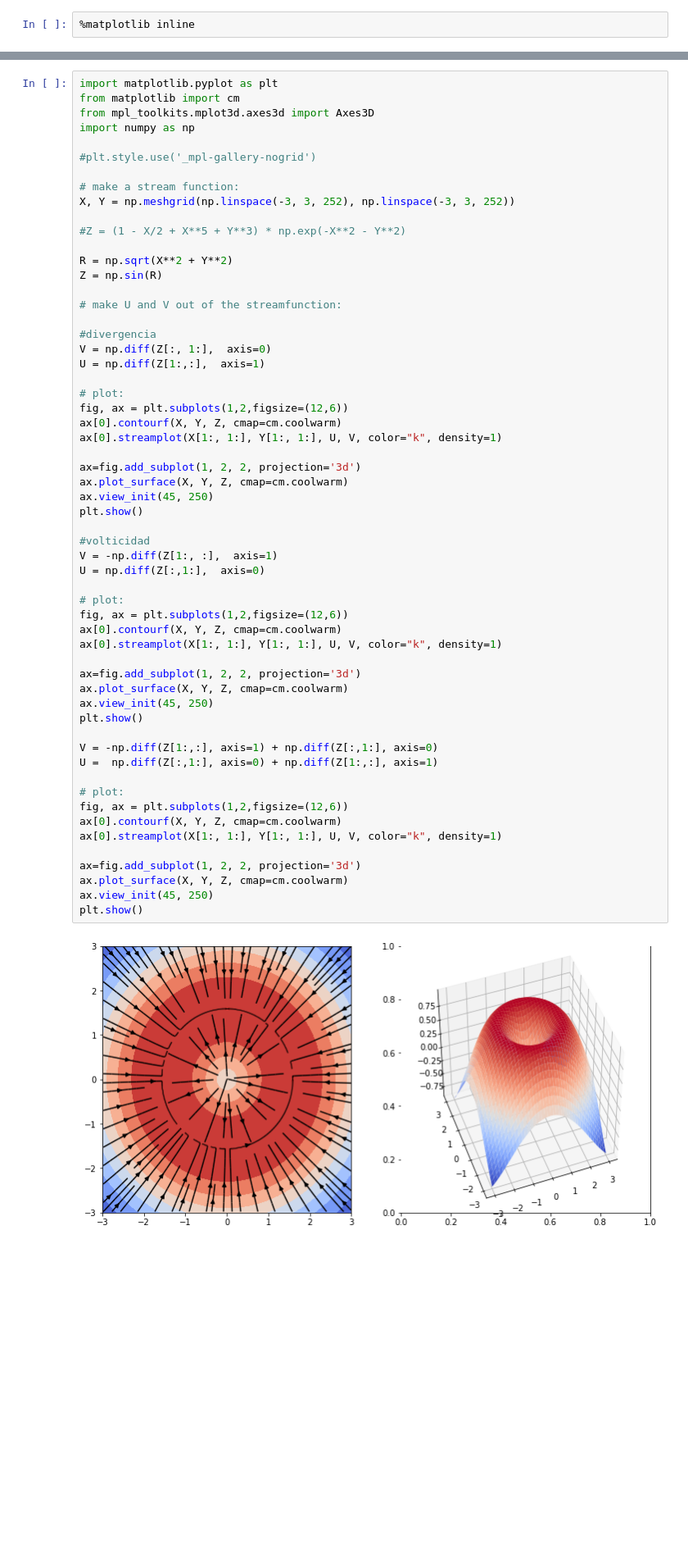
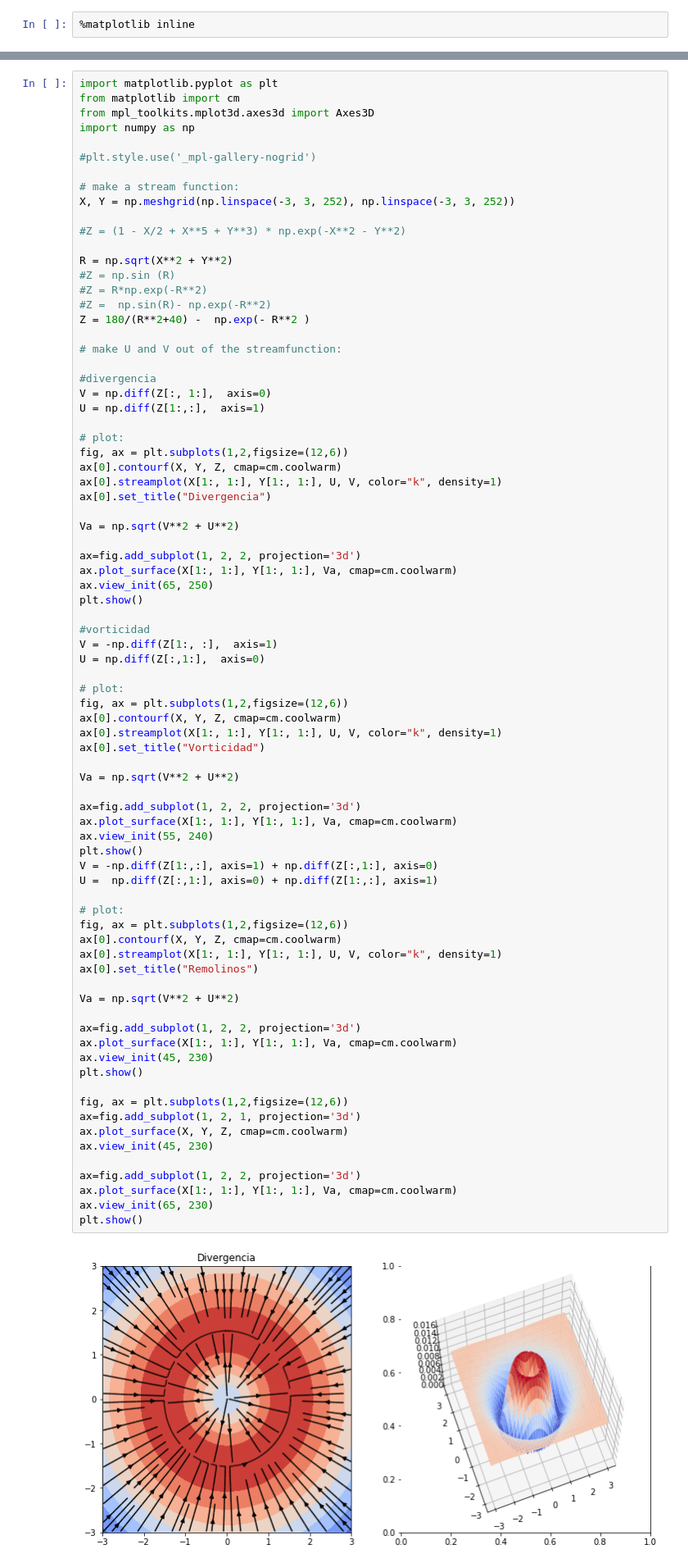
Before and after one commit to oregomar/Matplotlib, a Jupyter notebook: streamplotII.ipynb, the cells around one changed output, grey strips where cells are left out. Shown: that part at 82% size. Cells and saved outputs as stored; diff of their text form; blank space fills up the shorter version.

```diff
--- a/streamplotII.ipynb
+++ b/streamplotII.ipynb
@@ -19,7 +19,10 @@ X, Y = np.meshgrid(np.linspace(-3, 3, 252), np.linspace(-3, 3, 252))
 #Z = (1 - X/2 + X**5 + Y**3) * np.exp(-X**2 - Y**2)
 
 R = np.sqrt(X**2 + Y**2)
-Z = np.sin(R)
+#Z = np.sin (R)
+#Z = R*np.exp(-R**2)
+#Z =  np.sin(R)- np.exp(-R**2)
+Z = 180/(R**2+40) -  np.exp(- R**2 )
 
 # make U and V out of the streamfunction:
 
@@ -30,38 +33,56 @@ U = np.diff(Z[1:,:],  axis=1)
 # plot:
 fig, ax = plt.subplots(1,2,figsize=(12,6))
 ax[0].contourf(X, Y, Z, cmap=cm.coolwarm)
 ax[0].streamplot(X[1:, 1:], Y[1:, 1:], U, V, color="k", density=1)
+ax[0].set_title("Divergencia")
+
+Va = np.sqrt(V**2 + U**2)
 
 ax=fig.add_subplot(1, 2, 2, projection='3d')
-ax.plot_surface(X, Y, Z, cmap=cm.coolwarm)
-ax.view_init(45, 250)
+ax.plot_surface(X[1:, 1:], Y[1:, 1:], Va, cmap=cm.coolwarm)
+ax.view_init(65, 250)
 plt.show()
 
-#volticidad
+#vorticidad
 V = -np.diff(Z[1:, :],  axis=1)
 U = np.diff(Z[:,1:],  axis=0)
 
 # plot:
 fig, ax = plt.subplots(1,2,figsize=(12,6))
 ax[0].contourf(X, Y, Z, cmap=cm.coolwarm)
 ax[0].streamplot(X[1:, 1:], Y[1:, 1:], U, V, color="k", density=1)
+ax[0].set_title("Vorticidad")
+
+Va = np.sqrt(V**2 + U**2)
 
 ax=fig.add_subplot(1, 2, 2, projection='3d')
-ax.plot_surface(X, Y, Z, cmap=cm.coolwarm)
-ax.view_init(45, 250)
+ax.plot_surface(X[1:, 1:], Y[1:, 1:], Va, cmap=cm.coolwarm)
+ax.view_init(55, 240)
 plt.show()
-
 V = -np.diff(Z[1:,:], axis=1) + np.diff(Z[:,1:], axis=0)
 U =  np.diff(Z[:,1:], axis=0) + np.diff(Z[1:,:], axis=1)
 
 # plot:
 fig, ax = plt.subplots(1,2,figsize=(12,6))
 ax[0].contourf(X, Y, Z, cmap=cm.coolwarm)
 ax[0].streamplot(X[1:, 1:], Y[1:, 1:], U, V, color="k", density=1)
+ax[0].set_title("Remolinos")
+
+Va = np.sqrt(V**2 + U**2)
 
 ax=fig.add_subplot(1, 2, 2, projection='3d')
+ax.plot_surface(X[1:, 1:], Y[1:, 1:], Va, cmap=cm.coolwarm)
+ax.view_init(45, 230)
+plt.show()
+
+fig, ax = plt.subplots(1,2,figsize=(12,6))
+ax=fig.add_subplot(1, 2, 1, projection='3d')
 ax.plot_surface(X, Y, Z, cmap=cm.coolwarm)
-ax.view_init(45, 250)
+ax.view_init(45, 230)
+
+ax=fig.add_subplot(1, 2, 2, projection='3d')
+ax.plot_surface(X[1:, 1:], Y[1:, 1:], Va, cmap=cm.coolwarm)
+ax.view_init(65, 230)
 plt.show()
 # %% [output]
-[figure, old version]
+[figure, new version]
```
Also changed, not shown: parts of 1 cell of this notebook.
